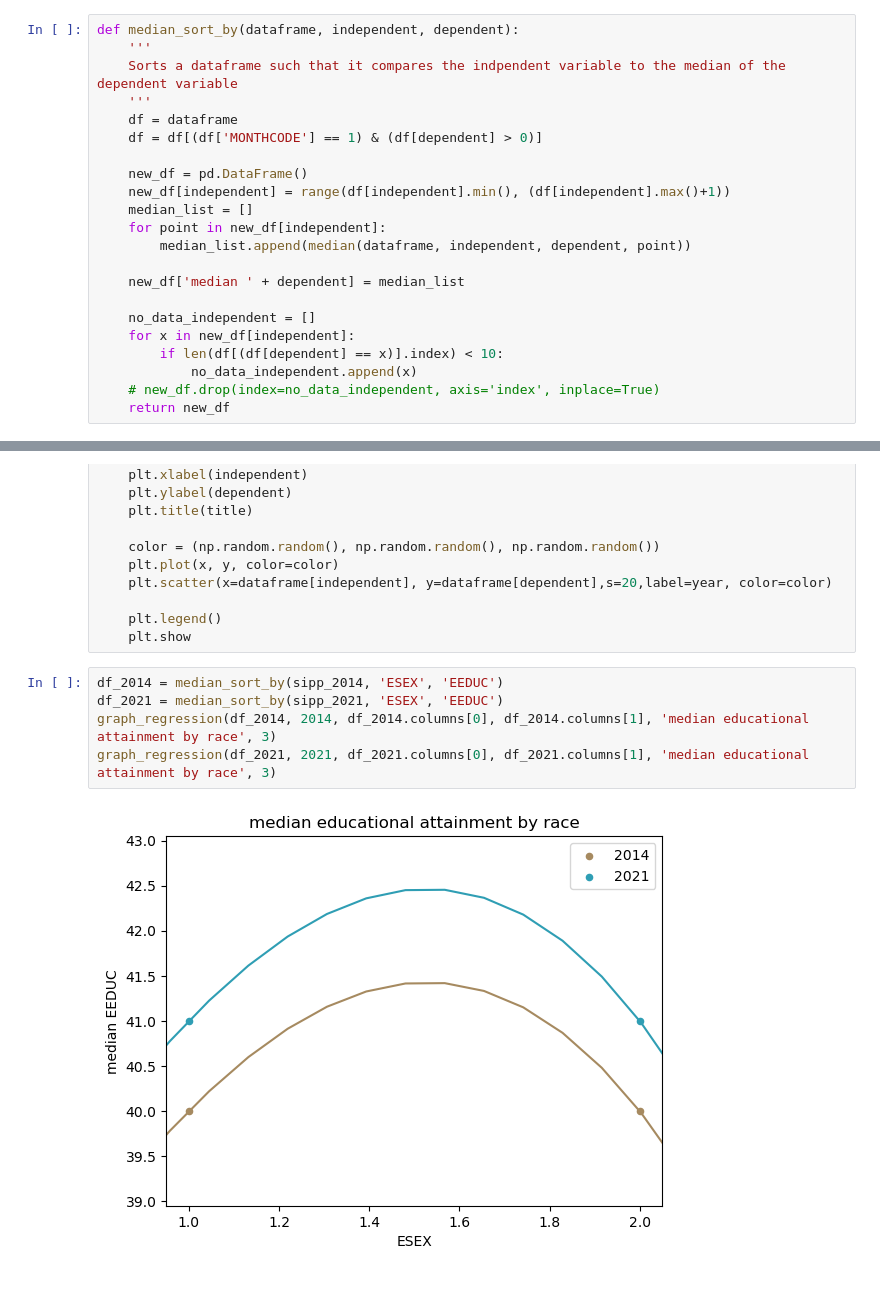
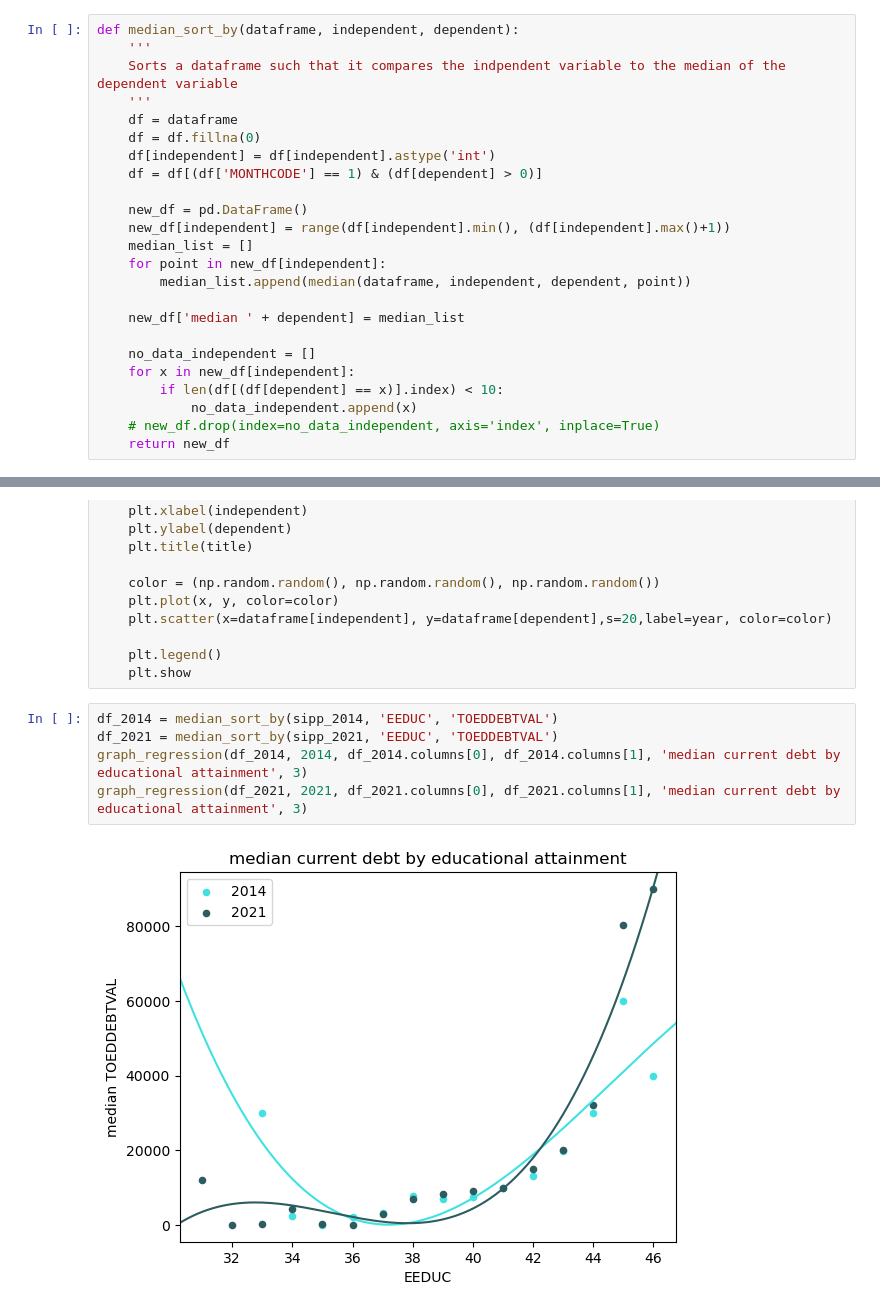
Before and after one commit to AlexWycoff/studentdebt, a Jupyter notebook: notebooks/Data_Processing.ipynb, the cells around one changed output, grey strips where cells are left out. Drawn from its saved outputs; the diff is of its cells as text.

```diff
--- a/notebooks/Data_Processing.ipynb
+++ b/notebooks/Data_Processing.ipynb
@@ -31,6 +31,8 @@ def median_sort_by(dataframe, independent, dependent):
     Sorts a dataframe such that it compares the indpendent variable to the median of the dependent variable
     '''
     df = dataframe
+    df = df.fillna(0)
+    df[independent] = df[independent].astype('int')
     df = df[(df['MONTHCODE'] == 1) & (df[dependent] > 0)]
 
     new_df = pd.DataFrame()
@@ -76,9 +78,9 @@ def graph_regression(dataframe, year, independent, dependent, title, degree):
     plt.legend()
     plt.show
 # %%
-df_2014 = median_sort_by(sipp_2014, 'ESEX', 'EEDUC')
-df_2021 = median_sort_by(sipp_2021, 'ESEX', 'EEDUC')
-graph_regression(df_2014, 2014, df_2014.columns[0], df_2014.columns[1], 'median educational attainment by race', 3)
-graph_regression(df_2021, 2021, df_2021.columns[0], df_2021.columns[1], 'median educational attainment by race', 3)
+df_2014 = median_sort_by(sipp_2014, 'EEDUC', 'TOEDDEBTVAL')
+df_2021 = median_sort_by(sipp_2021, 'EEDUC', 'TOEDDEBTVAL')
+graph_regression(df_2014, 2014, df_2014.columns[0], df_2014.columns[1], 'median current debt by educational attainment', 3)
+graph_regression(df_2021, 2021, df_2021.columns[0], df_2021.columns[1], 'median current debt by educational attainment', 3)
 # %% [output]
-[figure, old version]
+[figure, new version]
```
